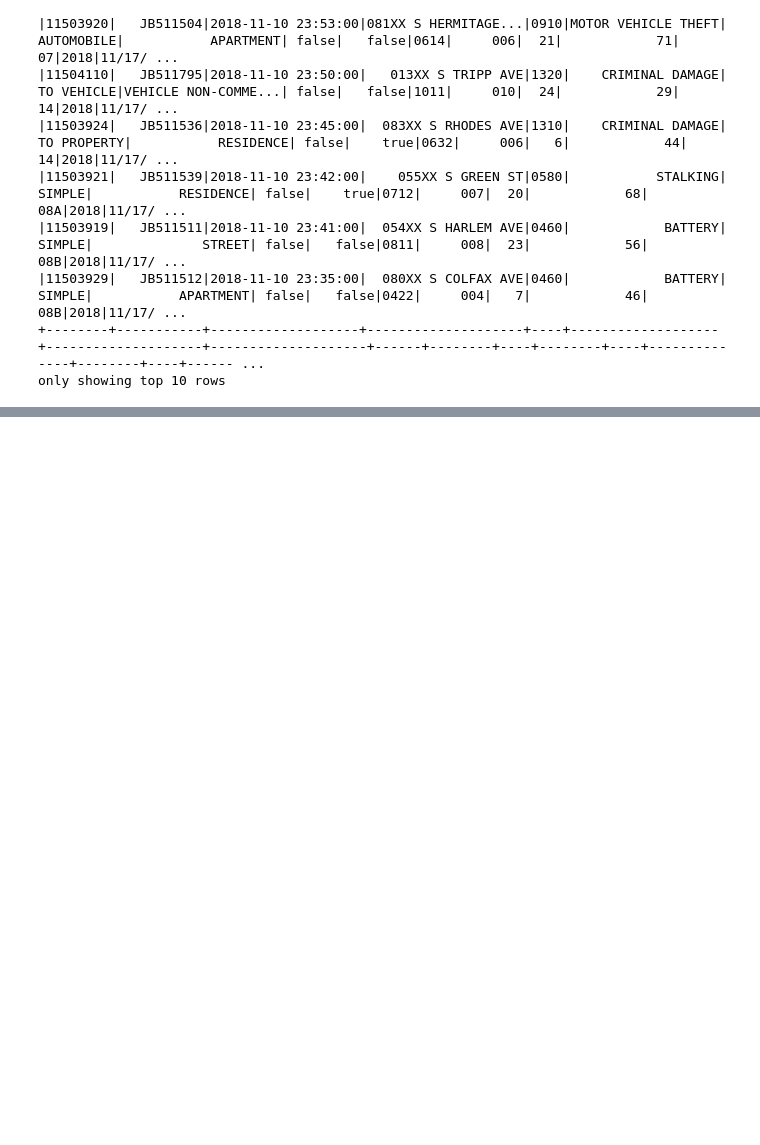
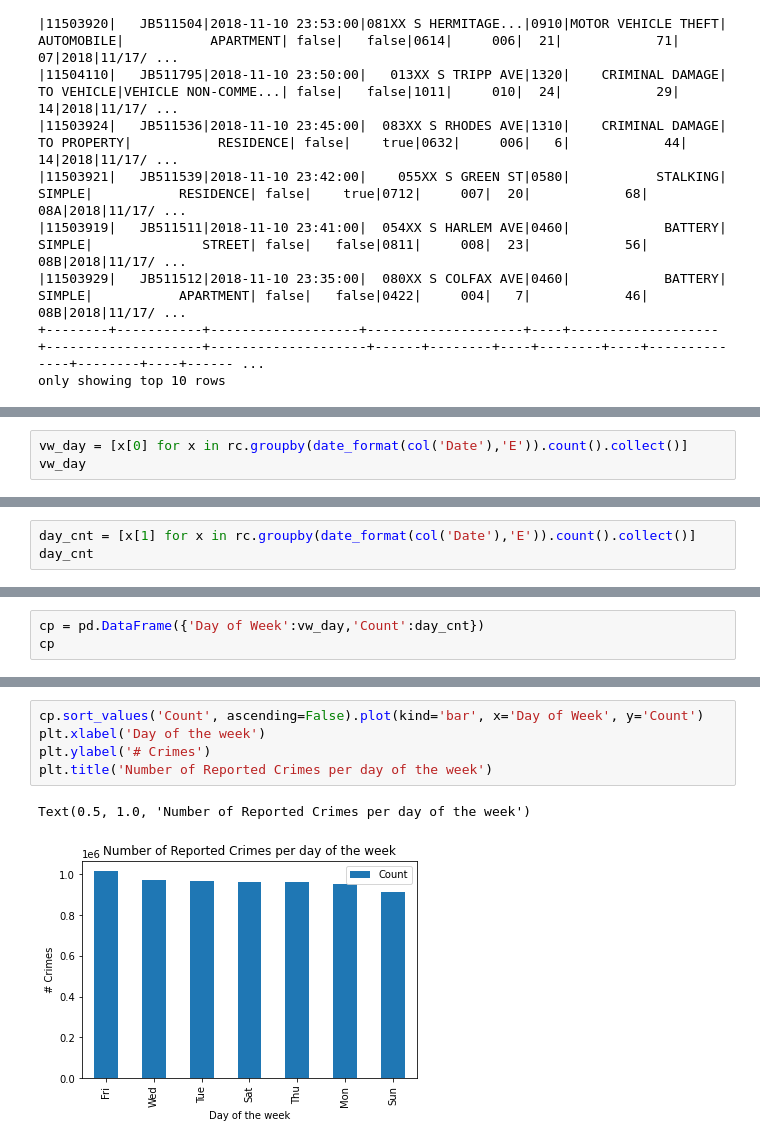
Before and after one commit to DebanjanAnalytics/PySpark, a Jupyter notebook: Exploration_data_PySpark.ipynb, the cells around one changed output, grey strips where cells are left out. Cells and saved outputs as stored; diff of their text form; blank space fills up the shorter version.

```diff
--- a/Exploration_data_PySpark.ipynb
+++ b/Exploration_data_PySpark.ipynb
@@ -510,0 +623,3 @@ only showing top 10 rows
+# %%
+vw_day = [x[0] for x in rc.groupby(date_format(col('Date'),'E')).count().collect()]
+vw_day
@@ -510,0 +628,3 @@ only showing top 10 rows
+# %%
+day_cnt = [x[1] for x in rc.groupby(date_format(col('Date'),'E')).count().collect()]
+day_cnt
@@ -510,0 +636,3 @@ only showing top 10 rows
+# %%
+cp = pd.DataFrame({'Day of Week':vw_day,'Count':day_cnt})
+cp
@@ -510,0 +648,8 @@ only showing top 10 rows
+# %%
+cp.sort_values('Count', ascending=False).plot(kind='bar', x='Day of Week', y='Count')
+plt.xlabel('Day of the week')
+plt.ylabel('# Crimes')
+plt.title('Number of Reported Crimes per day of the week')
+# %% [output]
+Text(0.5, 1.0, 'Number of Reported Crimes per day of the week')
+[figure, added]
```
Also changed, not shown: parts of 16 cells of this notebook.
